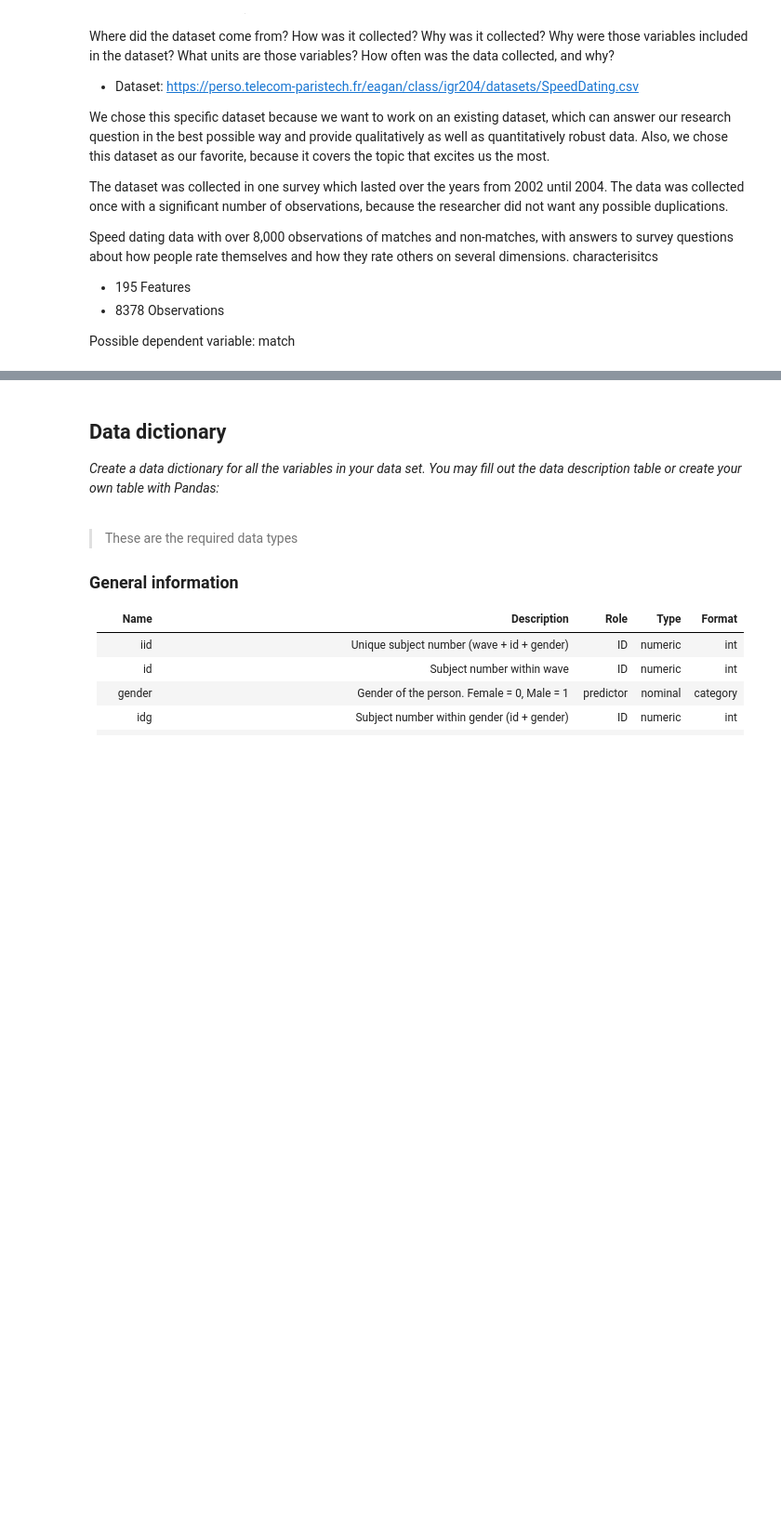
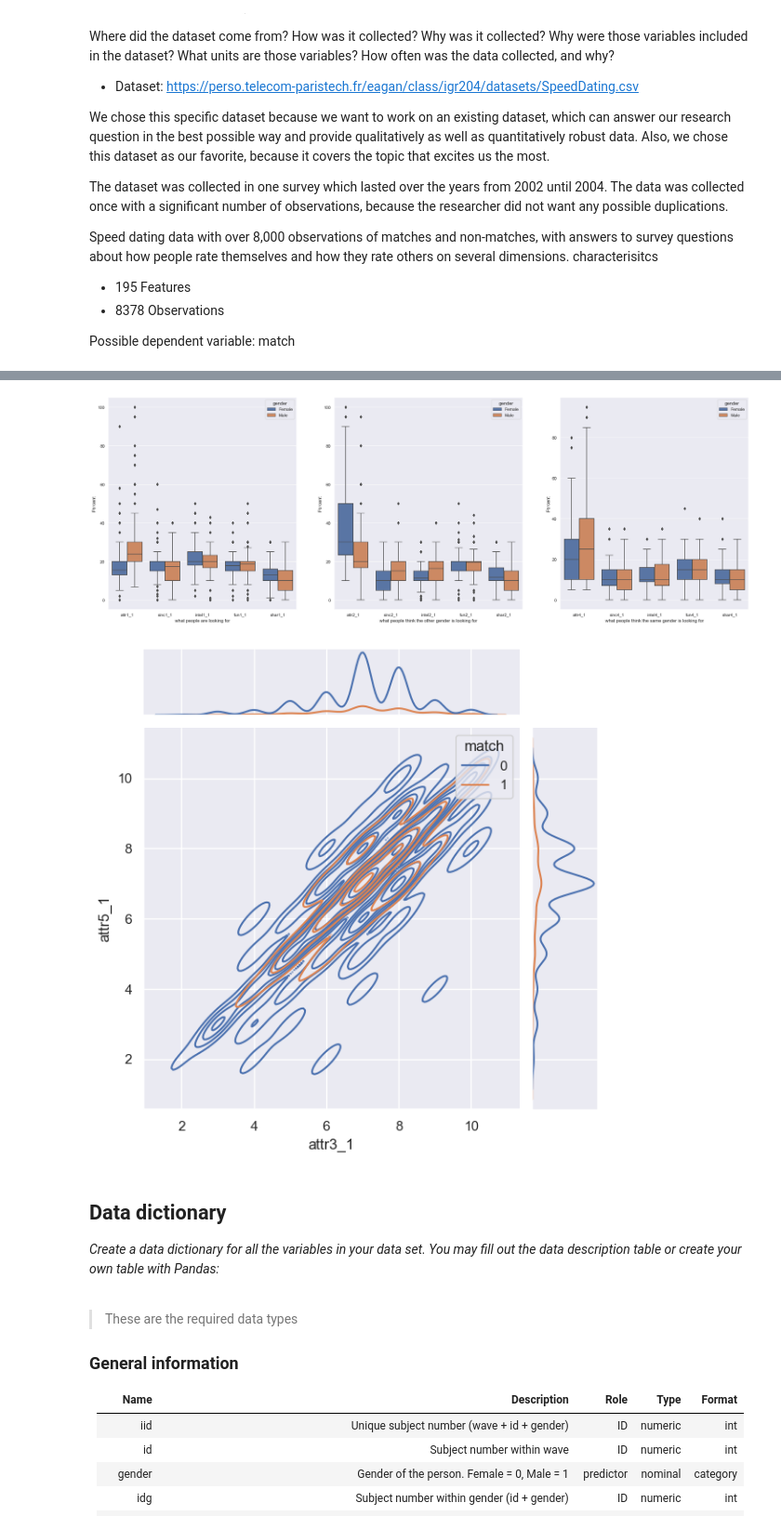
Before and after one commit to SvenWeiss-HDM/Projektgruppe_A, a Jupyter notebook: references/project-proposal.ipynb, the cells around one changed output, grey strips where cells are left out. Shown at 93% size. Saved outputs shown, nothing was run; the diff lists cells and outputs as text; code cells hidden in the pictures; blank space fills up the shorter version.

```diff
--- a/references/project-proposal.ipynb
+++ b/references/project-proposal.ipynb
@@ -67,3 +97,23 @@ In this section, you will provide a brief overview of your analysis approach. Th
+# %%
+plt1=["attr1_1","sinc1_1","intel1_1","fun1_1","shar1_1"]
+plt2=["attr2_1","sinc2_1","intel2_1","fun2_1","shar2_1"]
+plt3=["attr4_1","sinc4_1","intel4_1","fun4_1","shar4_1"]
+plt4=["attr3_1","sinc3_1","intel3_1","fun3_1"]
+
+sns.set(rc={'figure.figsize':(30,10)})
+fig, ax=plt.subplots(1,3)
+df_plot1=df.melt(id_vars="gender",value_vars=plt1,var_name="what people are looking for",value_name="Percent")
+df_plot2=df.melt(id_vars="gender",value_vars=plt2,var_name="what people think the other gender is looking for",value_name="Percent")
+df_plot3=df.melt(id_vars="gender",value_vars=plt3,var_name="what people think the same gender is looking for",value_name="Percent")
+df_plot4=df.melt(id_vars="match",value_vars=plt4,var_name="actual matches",value_name="Percent")
+sns.boxplot(df_plot1,y="Percent",x="what people are looking for",hue="gender",ax=ax[0])
+sns.boxplot(df_plot2,y="Percent",x="what people think the other gender is looking for",hue="gender",ax=ax[1])
+sns.boxplot(df_plot3,y="Percent",x="what people think the same gender is looking for",hue="gender",ax=ax[2])
+sns.jointplot(df[["attr3_1","attr5_1","match"]],x="attr3_1",y="attr5_1",hue="match",kind="kde")
+fig.show()
+# %% [output]
+[figure, added]
+[figure, added]
 # %% [markdown]
 ## Data dictionary
 
```
Also changed, not shown: parts of 3 cells of this notebook.
